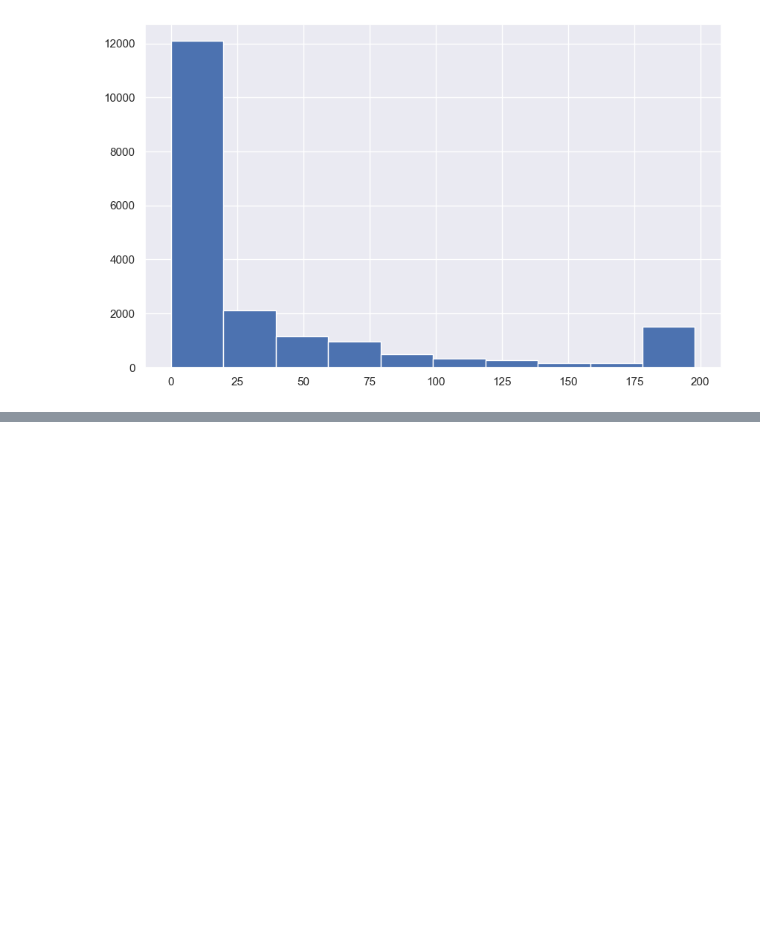
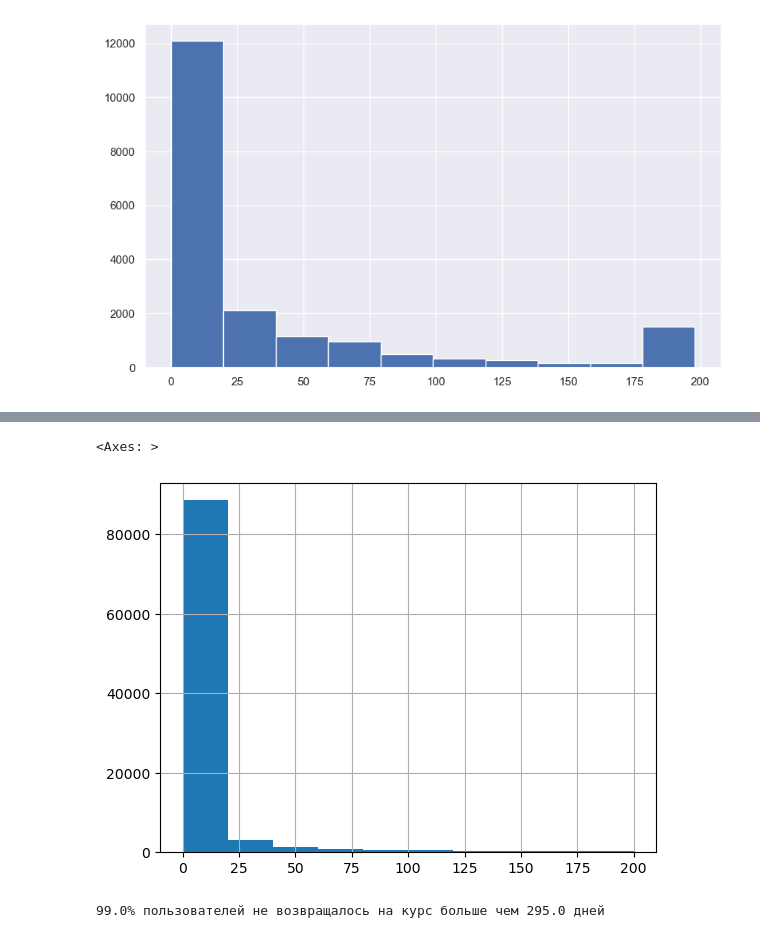
Before and after one commit to MaksimRaik/DataScience_stepik_users_analysis, a Jupyter notebook: first_notebook.ipynb, the cells around one changed output, grey strips where cells are left out. Saved outputs shown, nothing was run; the diff lists cells and outputs as text; code cells hidden in the pictures; blank space fills up the shorter version.

```diff
--- a/first_notebook.ipynb
+++ b/first_notebook.ipynb
@@ -100,0 +119,17 @@ events_data.pivot_table(index = 'user_id',
+# %%
+gap_date = events_data[['user_id', 'day', 'timestamp']].drop_duplicates(subset = ['user_id', 'day']).groupby('user_id')['timestamp'] \
+.apply(list).apply(np.diff).values
+
+gap_date = pd.Series(np.concatenate(gap_date, axis = 0))
+# %%
+gap_date = gap_date / (24 * 3600)
+# %%
+gap_date[gap_date < 200].hist()
+# %% [output]
+<Axes: >
+[figure, added]
+# %%
+per = 0.99
+print( f'{per*100}% пользователей не возвращалось на курс больше чем {np.round(gap_date.quantile(per),0)} дней')
+# %% [output]
+99.0% пользователей не возвращалось на курс больше чем 295.0 дней
```
Also changed, not shown: parts of 18 cells of this notebook, 1 other file.
